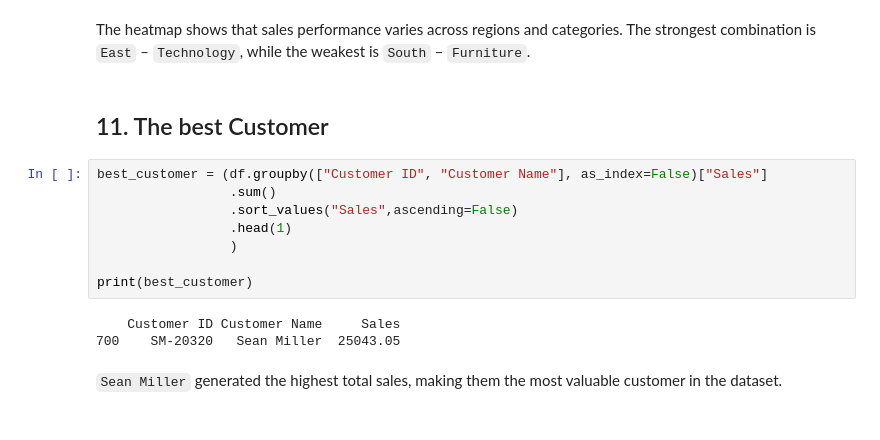
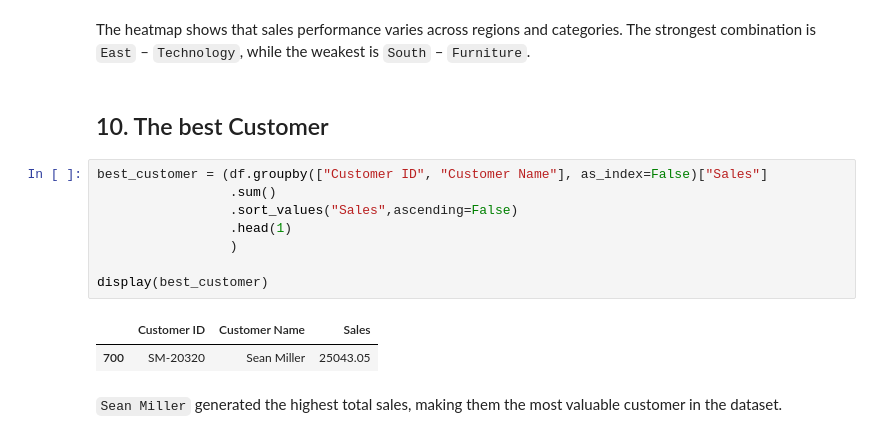
Before and after one commit to Hermash/Superstore-Sales-Analysis, a Jupyter notebook: notebooks/03_eda.ipynb, the cells around one changed output. Cells and saved outputs as stored; diff of their text form.

```diff
--- a/notebooks/03_eda.ipynb
+++ b/notebooks/03_eda.ipynb
@@ -215,17 +216,17 @@ plt.show()
 # %% [markdown]
 The heatmap shows that sales performance varies across regions and categories. The strongest combination is `East` – `Technology`, while the weakest is `South` – `Furniture`.
 # %% [markdown]
-## 11. The best Customer
+## 10. The best Customer
 # %%
 best_customer = (df.groupby(["Customer ID", "Customer Name"], as_index=False)["Sales"]
                  .sum()
                  .sort_values("Sales",ascending=False)
                  .head(1)
                  )
 
-print(best_customer)
+display(best_customer)
 # %% [output]
-    Customer ID Customer Name     Sales
-700    SM-20320   Sean Miller  25043.05
+|  | Customer ID | Customer Name | Sales |
+| 700 | SM-20320 | Sean Miller | 25043.05 |
 # %% [markdown]
 `Sean Miller` generated the highest total sales, making them the most valuable customer in the dataset.
```
Also changed, not shown: parts of 14 cells of this notebook.
